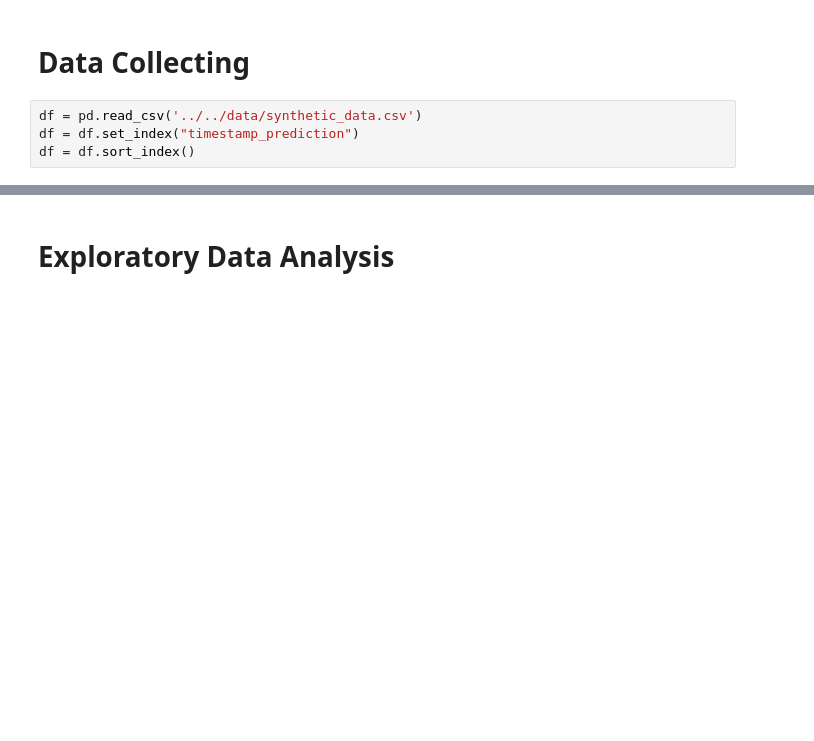
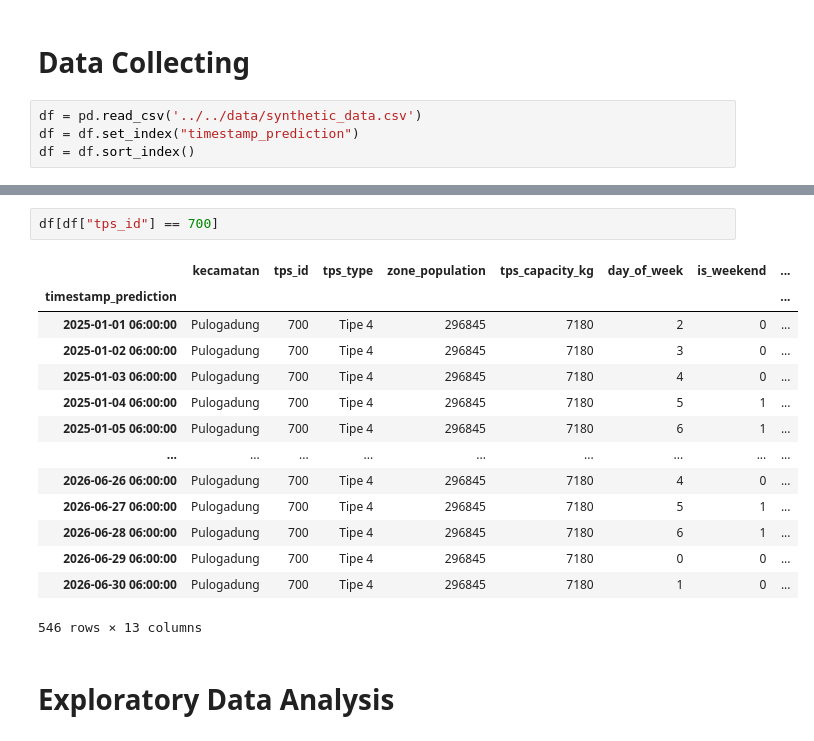
Before and after one commit to Falrafa4/samling-ai, a Jupyter notebook: backend/app/ai/models/waste_volume/Waste Volume Predictions.ipynb, the cells around one changed output, grey strips where cells are left out. Saved outputs shown, nothing was run; the diff lists cells and outputs as text; blank space fills up the shorter version.

```diff
--- a/backend/app/ai/models/waste_volume/Waste Volume Predictions.ipynb
+++ b/backend/app/ai/models/waste_volume/Waste Volume Predictions.ipynb
@@ -33,6 +33,23 @@ df.head(10)
 | 2025-01-01 06:00:00 | Jagakarsa | 4 | Tipe 4 | 387458 | 7932 | 2 | 0 | ... |
 | 2025-01-01 06:00:00 | Ciracas | 1069 | Tipe 4 | 319395 | 6534 | 2 | 0 | ... |
 | 2025-01-01 06:00:00 | Ciracas | 354 | Tipe 4 | 319395 | 5770 | 2 | 0 | ... |
+# %%
+df[df["tps_id"] == 700]
+# %% [output]
+|  | kecamatan | tps_id | tps_type | zone_population | tps_capacity_kg | day_of_week | is_weekend | ... |
+| timestamp_prediction |  |  |  |  |  |  |  | ... |
+| 2025-01-01 06:00:00 | Pulogadung | 700 | Tipe 4 | 296845 | 7180 | 2 | 0 | ... |
+| 2025-01-02 06:00:00 | Pulogadung | 700 | Tipe 4 | 296845 | 7180 | 3 | 0 | ... |
+| 2025-01-03 06:00:00 | Pulogadung | 700 | Tipe 4 | 296845 | 7180 | 4 | 0 | ... |
+| 2025-01-04 06:00:00 | Pulogadung | 700 | Tipe 4 | 296845 | 7180 | 5 | 1 | ... |
+| 2025-01-05 06:00:00 | Pulogadung | 700 | Tipe 4 | 296845 | 7180 | 6 | 1 | ... |
+| ... | ... | ... | ... | ... | ... | ... | ... | ... |
+| 2026-06-26 06:00:00 | Pulogadung | 700 | Tipe 4 | 296845 | 7180 | 4 | 0 | ... |
+| 2026-06-27 06:00:00 | Pulogadung | 700 | Tipe 4 | 296845 | 7180 | 5 | 1 | ... |
+| 2026-06-28 06:00:00 | Pulogadung | 700 | Tipe 4 | 296845 | 7180 | 6 | 1 | ... |
+| 2026-06-29 06:00:00 | Pulogadung | 700 | Tipe 4 | 296845 | 7180 | 0 | 0 | ... |
+| 2026-06-30 06:00:00 | Pulogadung | 700 | Tipe 4 | 296845 | 7180 | 1 | 0 | ... |
+546 rows × 13 columns
 # %% [markdown]
 # **Exploratory Data Analysis**
 # %%
```
Also changed, not shown: 1 other file.
